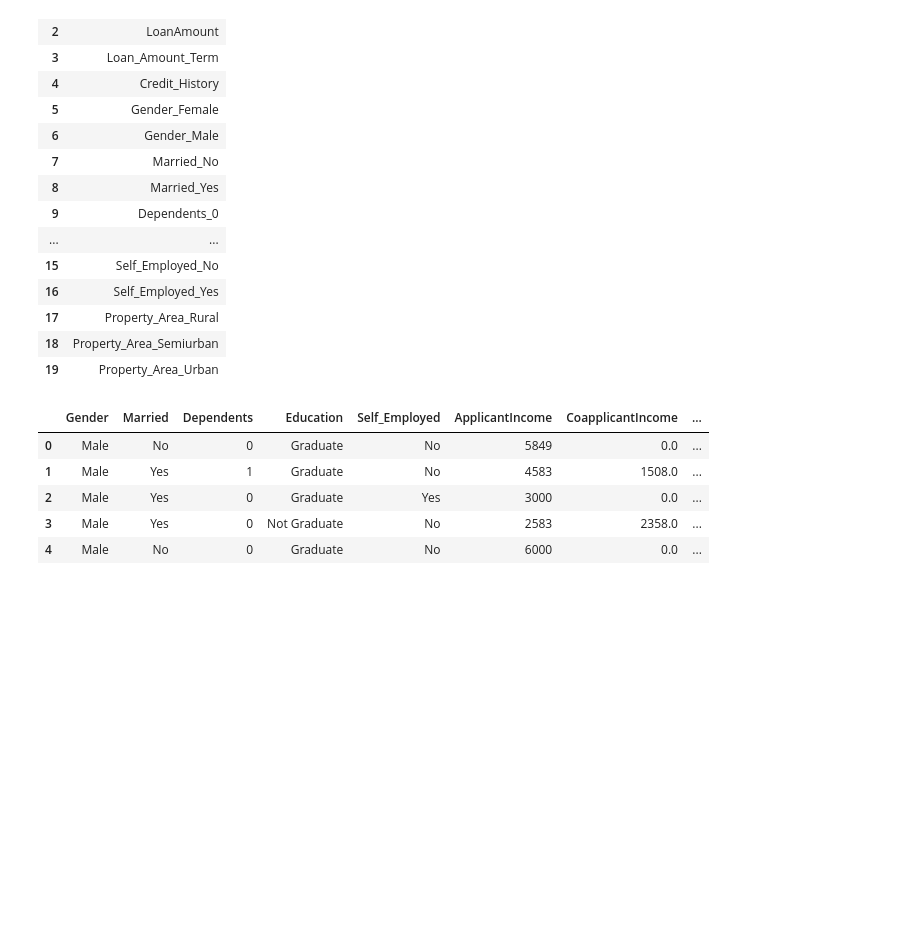
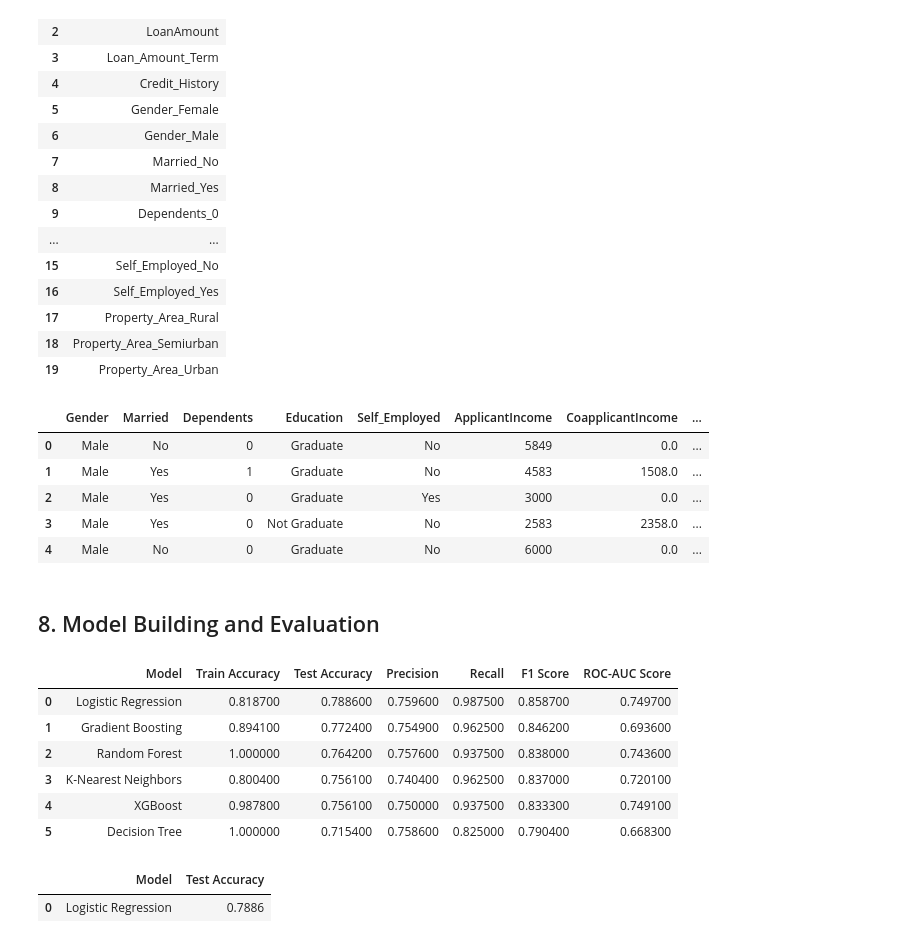
Before and after one commit to Sanjuu887/Smart-Lender, a Jupyter notebook: notebooks/Smart_Lender.ipynb, the cells around one changed output. Saved outputs shown, nothing was run; the diff lists cells and outputs as text; code cells hidden in the pictures; blank space fills up the shorter version.

Commit message:
Complete model training and evaluation

```diff
--- a/notebooks/Smart_Lender.ipynb
+++ b/notebooks/Smart_Lender.ipynb
@@ -278,3 +265,83 @@ Number of encoded features: 20
 | 2 | Male | Yes | 0 | Graduate | Yes | 3000 | 0.0 | ... |
 | 3 | Male | Yes | 0 | Not Graduate | No | 2583 | 2358.0 | ... |
 | 4 | Male | No | 0 | Graduate | No | 6000 | 0.0 | ... |
+# %% [markdown]
+## 8. Model Building and Evaluation
+# %%
+from sklearn.linear_model import LogisticRegression
+from sklearn.neighbors import KNeighborsClassifier
+from sklearn.tree import DecisionTreeClassifier
+from sklearn.ensemble import RandomForestClassifier, GradientBoostingClassifier
+from sklearn.metrics import accuracy_score, precision_score, recall_score, f1_score, roc_auc_score
+from xgboost import XGBClassifier
+
+trained_models = {}
+predictions = {}
+model_results = []
+
+def train_and_evaluate_model(model, x_train, x_test, y_train, y_test, model_name):
+    model.fit(x_train, y_train)
+    train_predictions = model.predict(x_train)
+    test_predictions = model.predict(x_test)
+    test_probabilities = model.predict_proba(x_test)[:, 1]
+
+    metrics = {
+        "Model": model_name,
+        "Train Accuracy": round(accuracy_score(y_train, train_predictions), 4),
+        "Test Accuracy": round(accuracy_score(y_test, test_predictions), 4),
+        "Precision": round(precision_score(y_test, test_predictions, zero_division=0), 4),
+        "Recall": round(recall_score(y_test, test_predictions, zero_division=0), 4),
+        "F1 Score": round(f1_score(y_test, test_predictions, zero_division=0), 4),
+        "ROC-AUC Score": round(roc_auc_score(y_test, test_probabilities), 4),
+    }
+
+    return {
+        "trained_model": model,
+        "train_predictions": train_predictions,
+        "test_predictions": test_predictions,
+        "metrics": metrics,
+    }
+
+model_configs = [
+    ("Logistic Regression", LogisticRegression(max_iter=1000, random_state=42), X_train_scaled, X_test_scaled),
+    ("K-Nearest Neighbors", KNeighborsClassifier(n_neighbors=5), X_train_scaled, X_test_scaled),
+    ("Decision Tree", DecisionTreeClassifier(random_state=42), X_train, X_test),
+    ("Random Forest", RandomForestClassifier(random_state=42), X_train, X_test),
+    ("Gradient Boosting", GradientBoostingClassifier(random_state=42), X_train, X_test),
+    ("XGBoost", XGBClassifier(n_estimators=100, learning_rate=0.1, random_state=42, eval_metric="logloss"), X_train, X_test),
+]
+
+for model_name, model, x_train_data, x_test_data in model_configs:
+    evaluation = train_and_evaluate_model(
+        model,
+        x_train_data,
+        x_test_data,
+        y_train,
+        y_test,
+        model_name,
+    )
+    trained_models[model_name] = evaluation["trained_model"]
+    predictions[model_name] = {
+        "train": evaluation["train_predictions"],
+        "test": evaluation["test_predictions"],
+    }
+    model_results.append(evaluation["metrics"])
+
+comparison_df = pd.DataFrame(model_results)[["Model", "Train Accuracy", "Test Accuracy", "Precision", "Recall", "F1 Score", "ROC-AUC Score"]].sort_values("Test Accuracy", ascending=False).reset_index(drop=True)
+best_model_df = comparison_df.loc[[0], ["Model", "Test Accuracy"]]
+
+def highlight_best_row(row):
+    return ["background-color: #d9ead3; font-weight: bold" if row.name == 0 else "" for _ in row]
+
+display(comparison_df.style.apply(highlight_best_row, axis=1) if hasattr(comparison_df, "style") else comparison_df)
+display(best_model_df)
+# %% [output]
+|  | Model | Train Accuracy | Test Accuracy | Precision | Recall | F1 Score | ROC-AUC Score |
+| 0 | Logistic Regression | 0.818700 | 0.788600 | 0.759600 | 0.987500 | 0.858700 | 0.749700 |
+| 1 | Gradient Boosting | 0.894100 | 0.772400 | 0.754900 | 0.962500 | 0.846200 | 0.693600 |
+| 2 | Random Forest | 1.000000 | 0.764200 | 0.757600 | 0.937500 | 0.838000 | 0.743600 |
+| 3 | K-Nearest Neighbors | 0.800400 | 0.756100 | 0.740400 | 0.962500 | 0.837000 | 0.720100 |
+| 4 | XGBoost | 0.987800 | 0.756100 | 0.750000 | 0.937500 | 0.833300 | 0.749100 |
+| 5 | Decision Tree | 1.000000 | 0.715400 | 0.758600 | 0.825000 | 0.790400 | 0.668300 |
+|  | Model | Test Accuracy |
+| 0 | Logistic Regression | 0.7886 |
```
Also changed, not shown: parts of 2 cells of this notebook.
